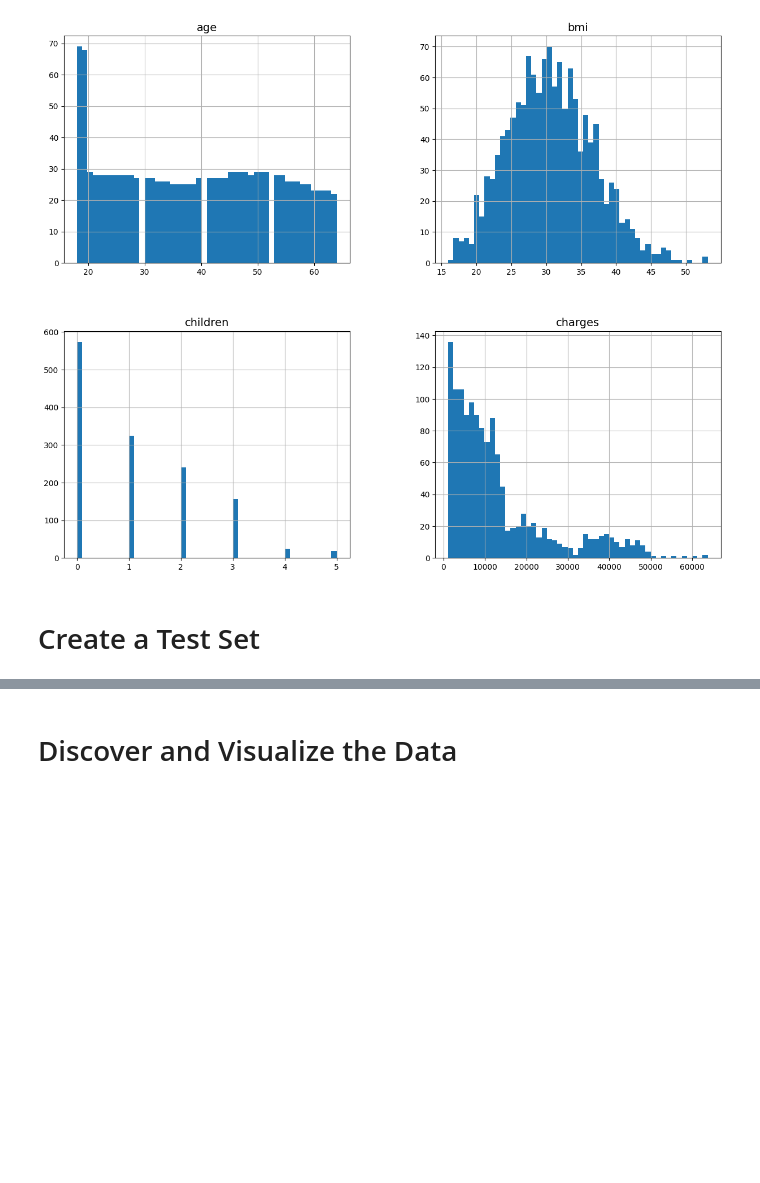
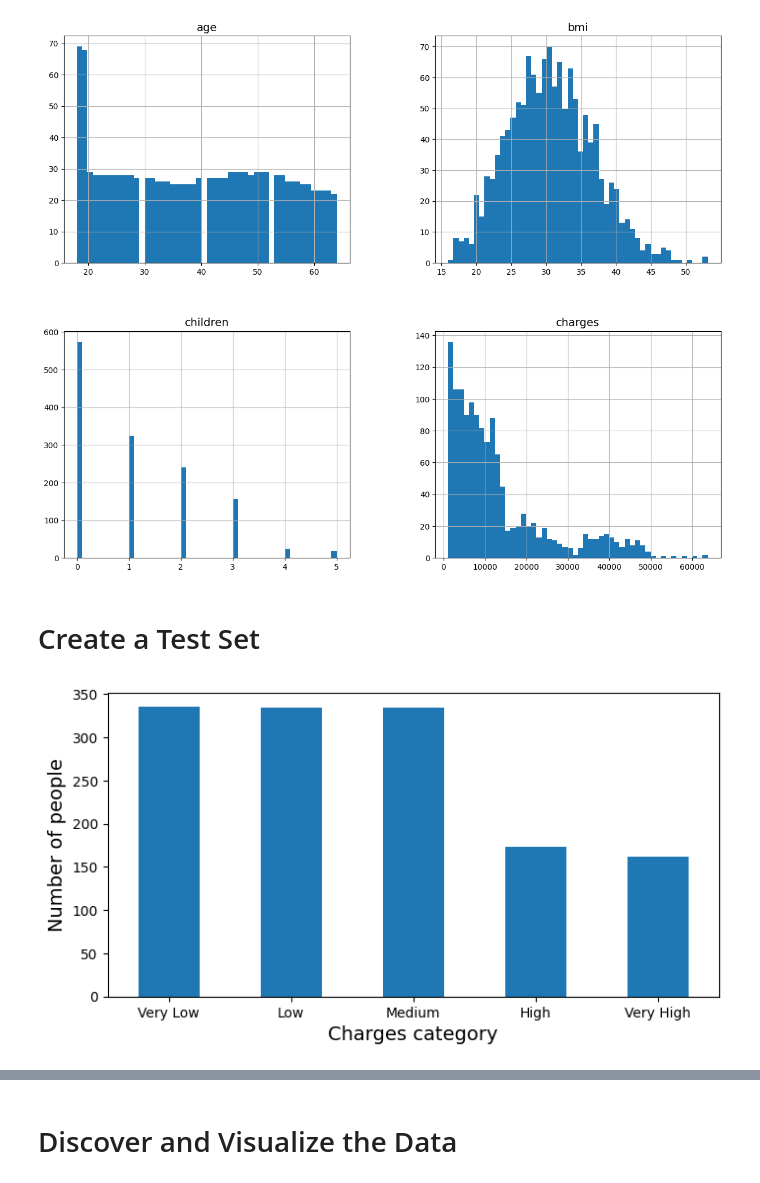
Before and after one commit to Gonzalo-Caro/Practicas-ML-NN, a Jupyter notebook: 1.Models/2.Regression.ipynb, the cells around one changed output, grey strips where cells are left out. Saved outputs shown, nothing was run; the diff lists cells and outputs as text; code cells hidden in the pictures; blank space fills up the shorter version.

```diff
--- a/1.Models/2.Regression.ipynb
+++ b/1.Models/2.Regression.ipynb
@@ -63,3 +69,13 @@ plt.show()
+# %%
+plt.figure(figsize=(8, 4))
+
+df["charges_cat"].value_counts().sort_index().plot.bar(rot=0, grid=False)
+plt.xlabel("Charges category")
+plt.ylabel("Number of people")
+
+plt.show()
+# %% [output]
+[figure, added]
 # %%
 from sklearn.model_selection import train_test_split
 
```
Also changed, not shown: parts of 26 cells of this notebook, 1 other file.
